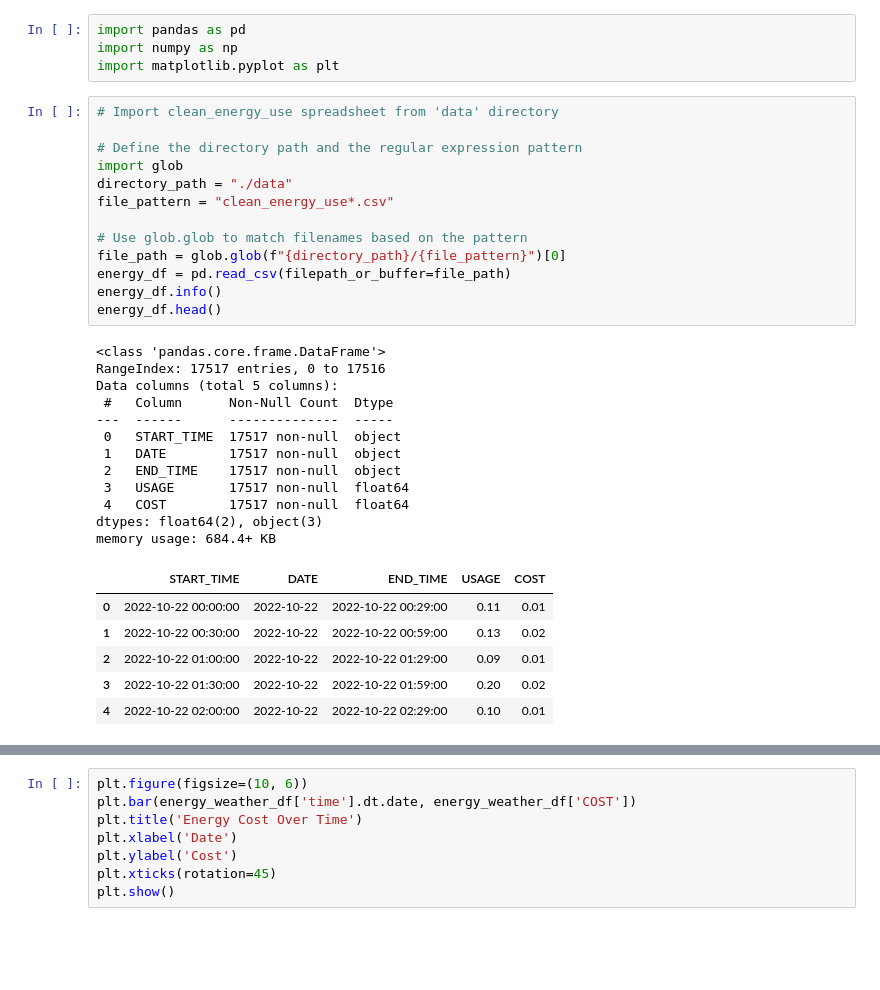
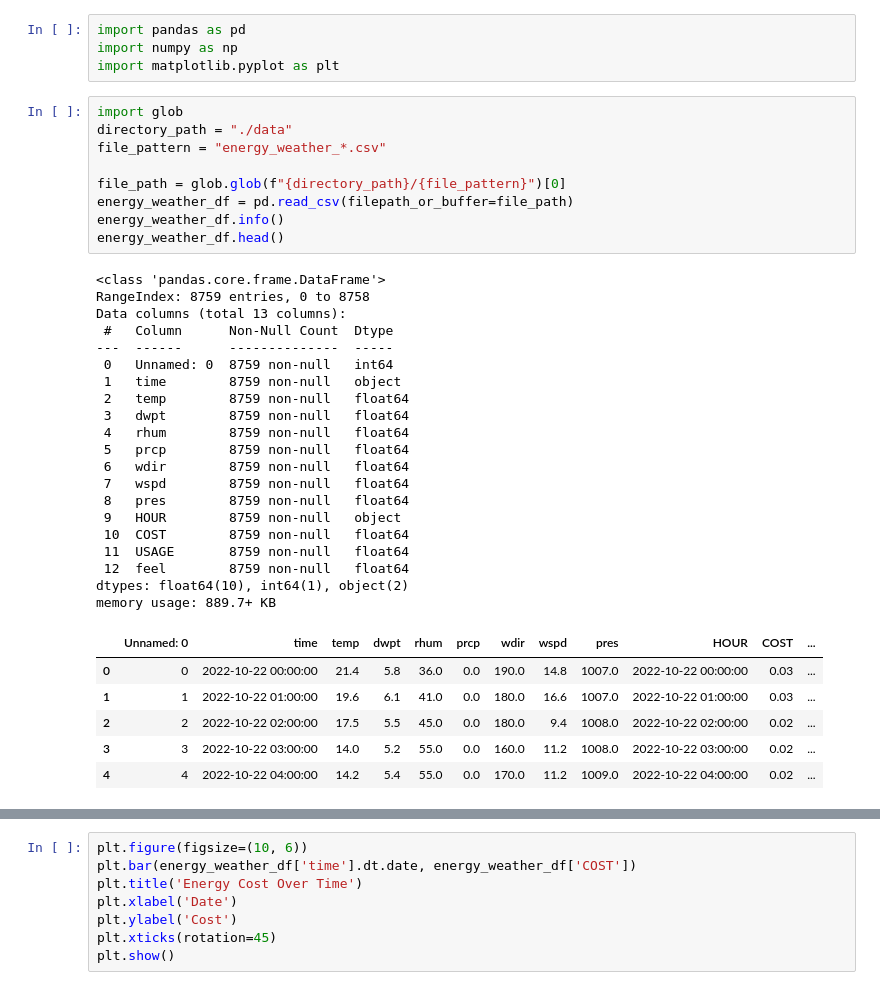
Before and after one commit to MichaelSalata/Energy_Use_Info, a Jupyter notebook: ew_analysis_plotly.ipynb, the cells around one changed output, grey strips where cells are left out. Cells and saved outputs as stored; diff of their text form; blank space fills up the shorter version.

Commit message:
import already cleaned data for graphs instead of recleaning/merging

```diff
--- a/ew_analysis_plotly.ipynb
+++ b/ew_analysis_plotly.ipynb
@@ -48,34 +24,38 @@ import pandas as pd
 import numpy as np
 import matplotlib.pyplot as plt
 # %%
-# Import clean_energy_use spreadsheet from 'data' directory
-
-# Define the directory path and the regular expression pattern
 import glob
 directory_path = "./data"
-file_pattern = "clean_energy_use*.csv"
+file_pattern = "energy_weather_*.csv"
 
-# Use glob.glob to match filenames based on the pattern
 file_path = glob.glob(f"{directory_path}/{file_pattern}")[0]
-energy_df = pd.read_csv(filepath_or_buffer=file_path)
-energy_df.info()
-energy_df.head()
+energy_weather_df = pd.read_csv(filepath_or_buffer=file_path)
+energy_weather_df.info()
+energy_weather_df.head()
 # %% [output]
 <class 'pandas.core.frame.DataFrame'>
-RangeIndex: 17517 entries, 0 to 17516
-Data columns (total 5 columns):
+RangeIndex: 8759 entries, 0 to 8758
+Data columns (total 13 columns):
  #   Column      Non-Null Count  Dtype
 ---  ------      --------------  -----
- 0   START_TIME  17517 non-null  object
- 1   DATE        17517 non-null  object
- 2   END_TIME    17517 non-null  object
- 3   USAGE       17517 non-null  float64
- 4   COST        17517 non-null  float64
-dtypes: float64(2), object(3)
-memory usage: 684.4+ KB
+ 0   Unnamed: 0  8759 non-null   int64
+ 1   time        8759 non-null   object
+ 2   temp        8759 non-null   float64
+ 3   dwpt        8759 non-null   float64
+ 4   rhum        8759 non-null   float64
+ 5   prcp        8759 non-null   float64
+ 6   wdir        8759 non-null   float64
+ 7   wspd        8759 non-null   float64
+ 8   pres        8759 non-null   float64
+ 9   HOUR        8759 non-null   object
+ 10  COST        8759 non-null   float64
+ 11  USAGE       8759 non-null   float64
+ 12  feel        8759 non-null   float64
+dtypes: float64(10), int64(1), object(2)
+memory usage: 889.7+ KB
-|  | START_TIME | DATE | END_TIME | USAGE | COST |
-| 0 | 2022-10-22 00:00:00 | 2022-10-22 | 2022-10-22 00:29:00 | 0.11 | 0.01 |
-| 1 | 2022-10-22 00:30:00 | 2022-10-22 | 2022-10-22 00:59:00 | 0.13 | 0.02 |
-| 2 | 2022-10-22 01:00:00 | 2022-10-22 | 2022-10-22 01:29:00 | 0.09 | 0.01 |
-| 3 | 2022-10-22 01:30:00 | 2022-10-22 | 2022-10-22 01:59:00 | 0.20 | 0.02 |
-| 4 | 2022-10-22 02:00:00 | 2022-10-22 | 2022-10-22 02:29:00 | 0.10 | 0.01 |
+|  | Unnamed: 0 | time | temp | dwpt | rhum | prcp | wdir | wspd | pres | HOUR | COST | ... |
+| 0 | 0 | 2022-10-22 00:00:00 | 21.4 | 5.8 | 36.0 | 0.0 | 190.0 | 14.8 | 1007.0 | 2022-10-22 00:00:00 | 0.03 | ... |
+| 1 | 1 | 2022-10-22 01:00:00 | 19.6 | 6.1 | 41.0 | 0.0 | 180.0 | 16.6 | 1007.0 | 2022-10-22 01:00:00 | 0.03 | ... |
+| 2 | 2 | 2022-10-22 02:00:00 | 17.5 | 5.5 | 45.0 | 0.0 | 180.0 | 9.4 | 1008.0 | 2022-10-22 02:00:00 | 0.02 | ... |
+| 3 | 3 | 2022-10-22 03:00:00 | 14.0 | 5.2 | 55.0 | 0.0 | 160.0 | 11.2 | 1008.0 | 2022-10-22 03:00:00 | 0.02 | ... |
+| 4 | 4 | 2022-10-22 04:00:00 | 14.2 | 5.4 | 55.0 | 0.0 | 170.0 | 11.2 | 1009.0 | 2022-10-22 04:00:00 | 0.02 | ... |
```
Also changed, not shown: parts of 15 cells of this notebook.
